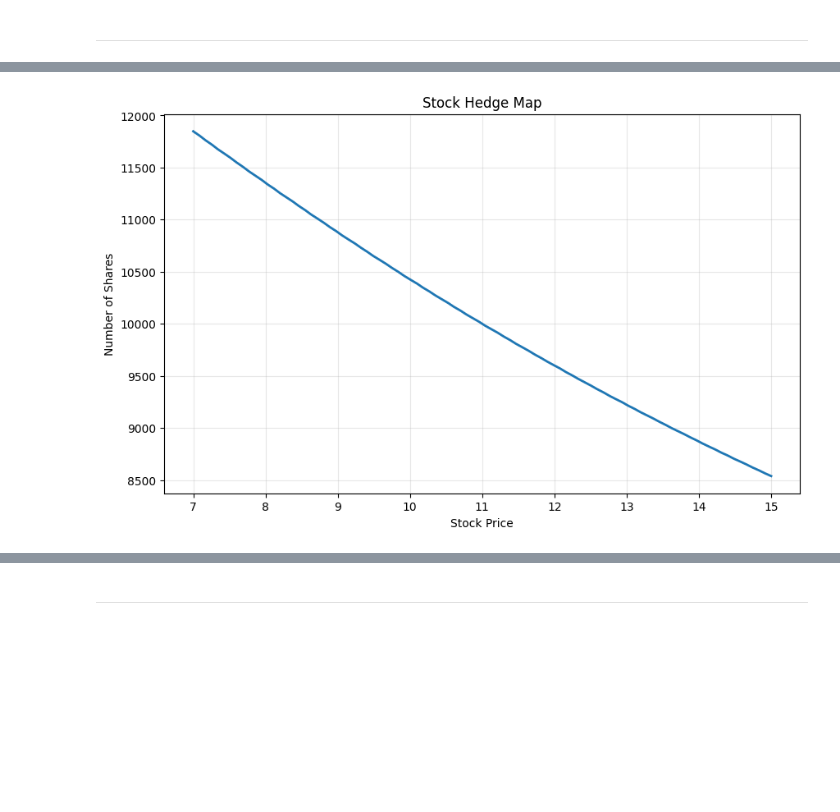
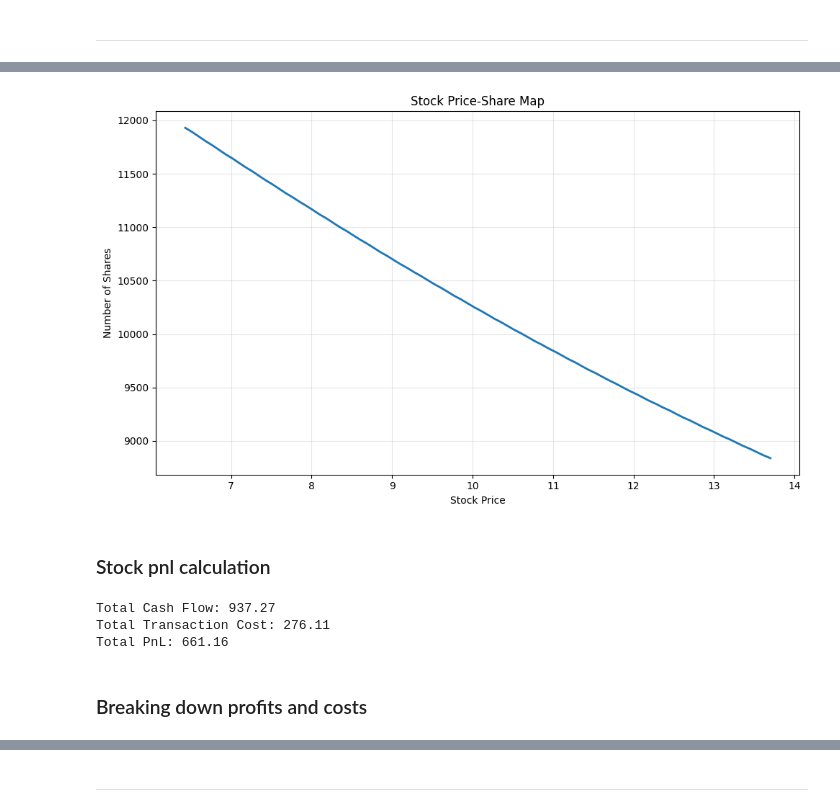
Before and after one commit to youngyicheng/credit_research, a Jupyter notebook: demo_w_option.ipynb, the cells around one changed output, grey strips where cells are left out. Saved outputs shown, nothing was run; the diff lists cells and outputs as text; code cells hidden in the pictures; blank space fills up the shorter version.

Commit message:
refine stock pnl calc

```diff
--- a/demo_w_option.ipynb
+++ b/demo_w_option.ipynb
@@ -25,3 +43,8 @@ as_of_date = '2024-12-31'
+# %%
+# in practice, min_stk_px and max_stk_px are chosen based on liquidity of hedging options, expected range of stock movement, among other things: keeping it simple for now
+stock_data_lookback = stock_data_all[(stock_data_all.date >= lookback_start_date) & (stock_data_all.date < start_date)]
+min_stk_px = stock_data_lookback[stock_px_col].min() * (1 - lookback_stk_px_buffer)
+max_stk_px = stock_data_lookback[stock_px_col].max() * (1 + lookback_stk_px_buffer)
 # %% [markdown]
 ---
 # %% [markdown]
@@ -29,6 +52,7 @@ as_of_date = '2024-12-31'
 # %%
-cgm_df = pd.read_csv('res/input_data.csv',index_col='date')
-# cgm_df = cgm_df.loc[[as_of_date]]
+cgm_df = pd.read_csv('res/input_data.csv', index_col='date', parse_dates=['date'])
+cgm_df.index = cgm_df.index.date
+cgm_df = cgm_df.loc[[start_date]]
 # %%
 # implied vol calculation
 # S = 100.0        # stock price
@@ -39,8 +63,5 @@ R = 0.4          # recovery rate
 L = 0.5          # loss given default
 lamb = 0.3       # barrier deviation
 notional = -1_000_000  # negative for sell CDS protection/buy stock
-cds_coupon = 0.01
-# in practice, the below are chosen based on liquidity of hedging options, expected range of stock movement, among other things
-min_stk_px = 7.
-max_stk_px = 15.
+# cds_coupon = 0.01 # not needed
 # %%
@@ -77,17 +97,22 @@ stock_share_maps = generate_daily_stock_share_maps(
     output_dir='res/hedge_maps'
 )
 # %%
-sample_map = list(stock_share_maps.values())[-1]
+# There should only be one map as of start_date
+stock_share_map = list(stock_share_maps.values())[-1]
 # %%
 # Plot the hedge map
-plt.figure(figsize=(10, 6))
-prices = list(sample_map.keys())
-shares = list(sample_map.values())
-plt.plot(prices, shares, linewidth=2)
-plt.xlabel('Stock Price')
-plt.ylabel('Number of Shares')
-plt.title('Stock Hedge Map')
-plt.grid(True, alpha=0.3)
-plt.show()
+from IPython.display import display
+
+fig, ax = plt.subplots(figsize=(10, 6))
+prices = list(stock_share_map.keys())
+shares = list(stock_share_map.values())
+ax.plot(prices, shares, linewidth=2)
+ax.set_xlabel('Stock Price')
+ax.set_ylabel('Number of Shares')
+ax.set_title('Stock Price-Share Map')
+ax.grid(True, alpha=0.3)
+plt.tight_layout()
+display(fig)
+plt.close()
 # %% [output]
-[figure, old version]
+[figure, new version]
@@ -96,0 +119,2 @@ min_stk_shares = sample_map[min_stk_px]
+# %% [markdown]
+### Stock pnl calculation
@@ -96,0 +128,10 @@ min_stk_shares = sample_map[min_stk_px]
+# %%
+print(f"Total Cash Flow: {res['total_cash_flow']:.2f}")
+print(f"Total Transaction Cost: {res['total_transaction_cost']:.2f}")
+print(f"Total PnL: {res['total_pnl']:.2f}")
+# %% [output]
+Total Cash Flow: 937.27
+Total Transaction Cost: 276.11
+Total PnL: 661.16
+# %% [markdown]
+### Breaking down profits and costs
```
Also changed, not shown: parts of 31 cells of this notebook, 2 other files.
